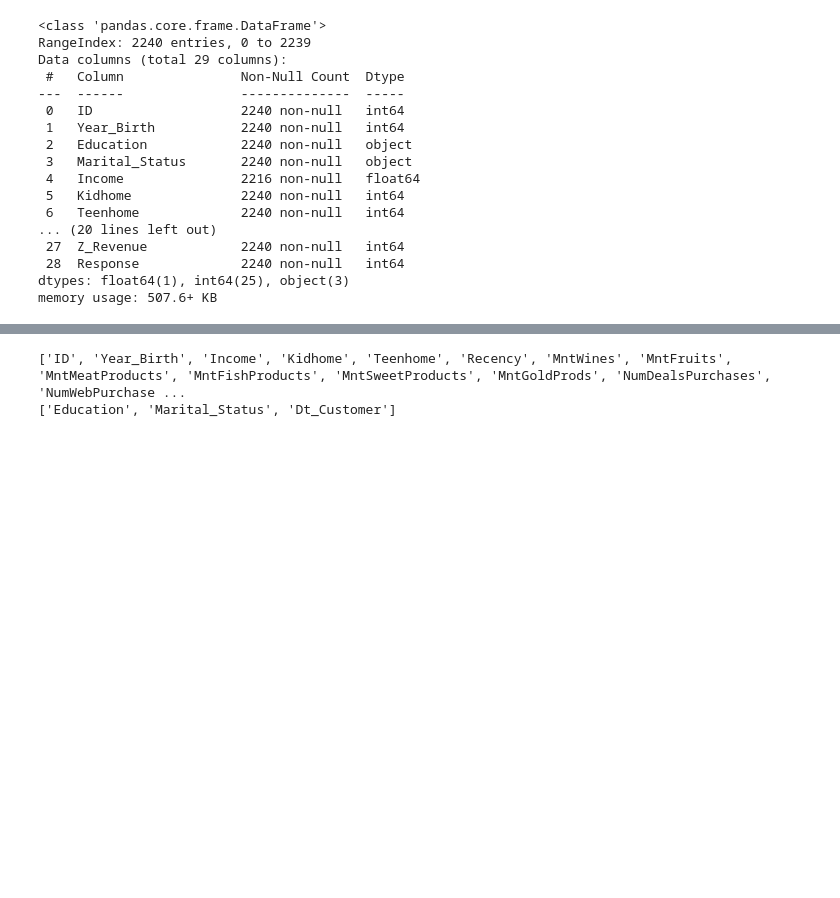
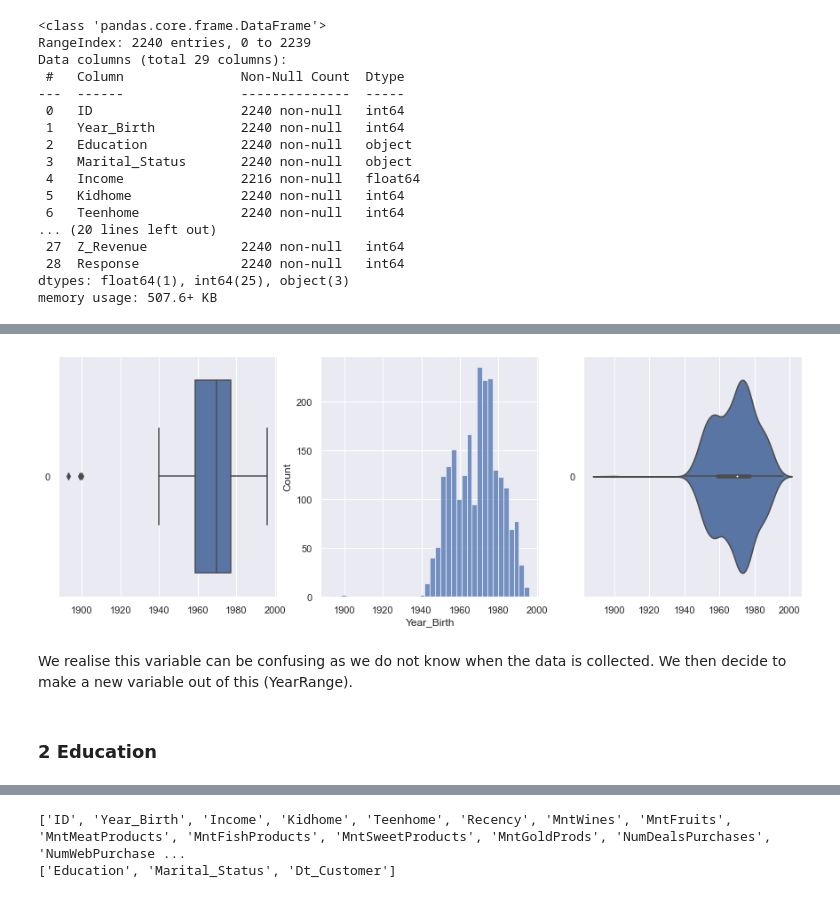
Before and after one commit to BoonHianLim/SC1015-Customer-Personality-Analysis, a Jupyter notebook: Data-exploratary.ipynb, the cells around one changed output, grey strips where cells are left out. Saved outputs shown, nothing was run; the diff lists cells and outputs as text; code cells hidden in the pictures; blank space fills up the shorter version.

```diff
--- a/Data-exploratary.ipynb
+++ b/Data-exploratary.ipynb
@@ -46,0 +112,8 @@ memory usage: 507.6+ KB
+# %%
+numVarDetails(customerData,"Year_Birth",meta = {"height":5,"width":15})
+# %% [output]
+[figure, added]
+# %% [markdown]
+We realise this variable can be confusing as we do not know when the data is collected. We then decide to make a new variable out of this (YearRange).
+# %% [markdown]
+### 2   Education
```
Also changed, not shown: parts of 17 cells of this notebook.
